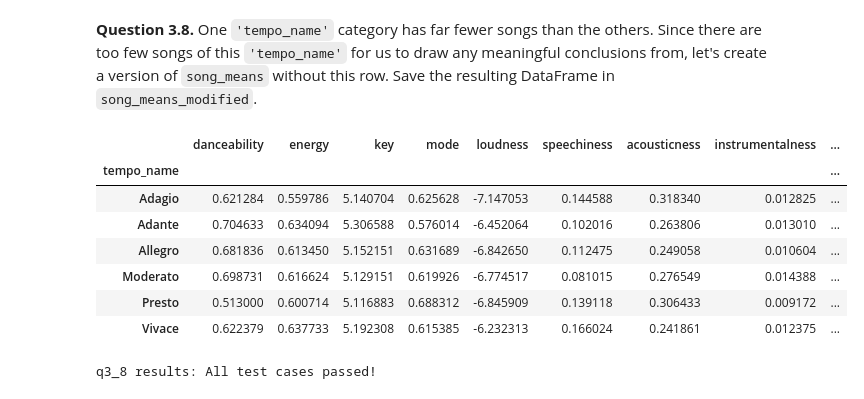
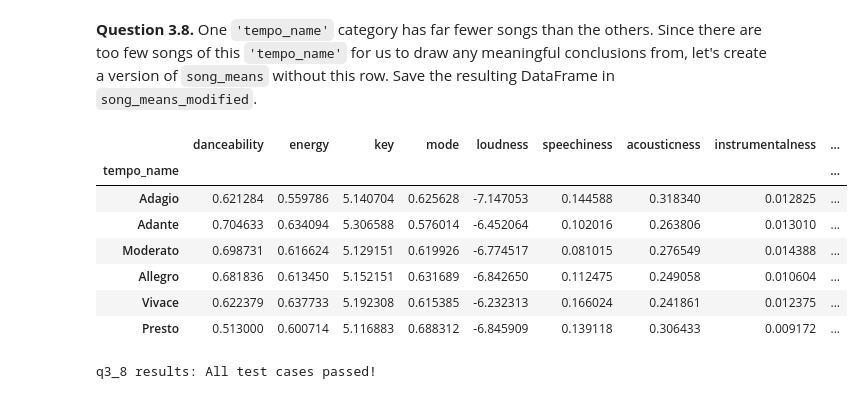
Before and after one commit to MihirYJoshi/midterm_project, a Jupyter notebook: midterm_projectUPTODATE.ipynb, the cells around one changed output. Saved outputs shown, nothing was run; the diff lists cells and outputs as text; code cells hidden in the pictures.

```diff
--- a/midterm_projectUPTODATE.ipynb
+++ b/midterm_projectUPTODATE.ipynb
@@ -725,7 +725,7 @@ q3_6 results: All test cases passed!
 # %% [markdown]
 **Question 3.7.** Now, let's categorize songs by their Italian tempo names. Specifically, find the mean of each numerical variable for each `'tempo_name'`. Store these means in a DataFrame indexed by `'tempo_name'` and sorted from slowest to fastest tempos. Save your DataFrame to the variable `song_means`.
 # %%
-song_means = songs.groupby("tempo_name").mean()
+song_means = songs.groupby("tempo_name").mean().sort_values(by = 'tempo')
 song_means
 # %% [output]
 |  | danceability | energy | key | mode | loudness | speechiness | acousticness | instrumentalness | ... |
@@ -746,17 +746,18 @@ q3_7 results: All test cases passed!
 # %%
 song_means1 = songs.groupby("tempo_name").count().sort_values("track_name").index[0]
 song_means_modified = song_means
 song_means_modified = song_means_modified[song_means_modified.index != song_means1]
+song_means_modified = song_means_modified
 song_means_modified
 # %% [output]
 |  | danceability | energy | key | mode | loudness | speechiness | acousticness | instrumentalness | ... |
 | tempo_name |  |  |  |  |  |  |  |  | ... |
 | Adagio | 0.621284 | 0.559786 | 5.140704 | 0.625628 | -7.147053 | 0.144588 | 0.318340 | 0.012825 | ... |
 | Adante | 0.704633 | 0.634094 | 5.306588 | 0.576014 | -6.452064 | 0.102016 | 0.263806 | 0.013010 | ... |
+| Moderato | 0.698731 | 0.616624 | 5.129151 | 0.619926 | -6.774517 | 0.081015 | 0.276549 | 0.014388 | ... |
 | Allegro | 0.681836 | 0.613450 | 5.152151 | 0.631689 | -6.842650 | 0.112475 | 0.249058 | 0.010604 | ... |
-| Moderato | 0.698731 | 0.616624 | 5.129151 | 0.619926 | -6.774517 | 0.081015 | 0.276549 | 0.014388 | ... |
+| Vivace | 0.622379 | 0.637733 | 5.192308 | 0.615385 | -6.232313 | 0.166024 | 0.241861 | 0.012375 | ... |
 | Presto | 0.513000 | 0.600714 | 5.116883 | 0.688312 | -6.845909 | 0.139118 | 0.306433 | 0.009172 | ... |
-| Vivace | 0.622379 | 0.637733 | 5.192308 | 0.615385 | -6.232313 | 0.166024 | 0.241861 | 0.012375 | ... |
 # %%
 grader.check("q3_8")
 # %% [output]
```
Also changed, not shown: parts of 10 cells of this notebook, 2 other files.
